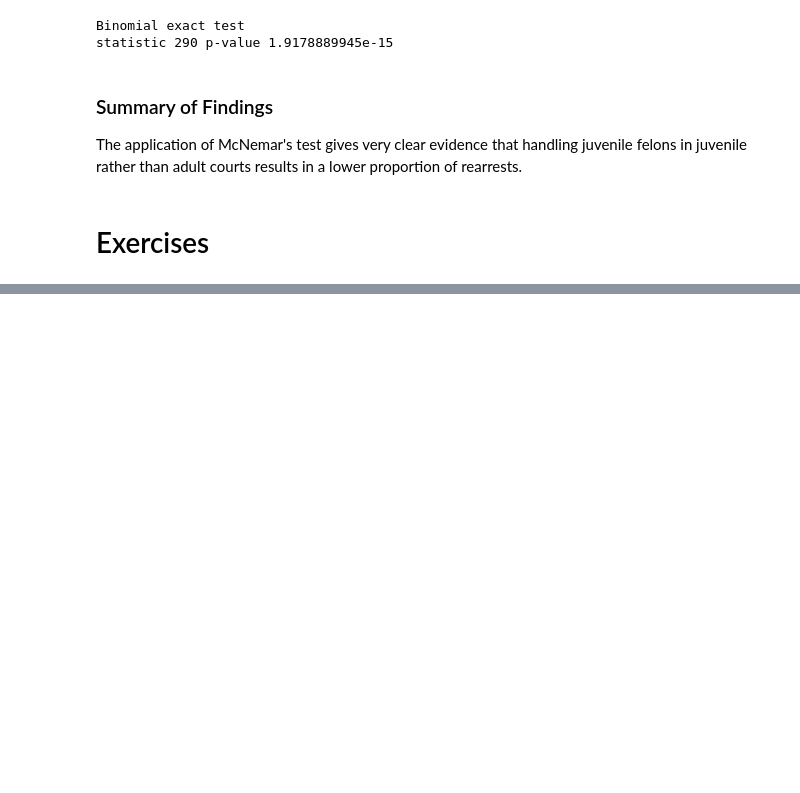
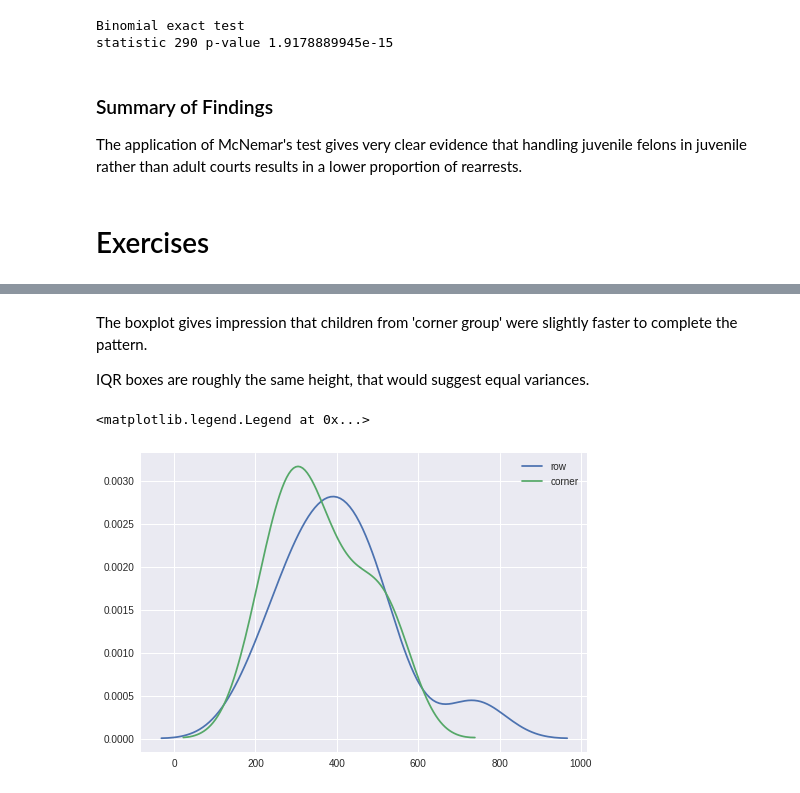
Before and after one commit to seporaitis/hsaur-python, a Jupyter notebook: Chapter3.ipynb, the cells around one changed output, grey strips where cells are left out. Drawn from its saved outputs; the diff is of its cells as text; code cells hidden in the pictures; blank space fills up the shorter version.

```diff
--- a/Chapter3.ipynb
+++ b/Chapter3.ipynb
@@ -409,0 +565,13 @@ The application of McNemar's test gives very clear evidence that handling juveni
+# %% [markdown]
+The boxplot gives impression that children from 'corner group' were slightly faster to complete the pattern.
+
+IQR boxes are roughly the same height, that would suggest equal variances.
+# %%
+fig, ax = plt.subplots()
+sns.kdeplot(data=eft[eft['group'] == 'row']['time'], ax=ax, legend=True)
+sns.kdeplot(data=eft[eft['group'] == 'corner']['time'], ax=ax)
+
+ax.legend(["row", "corner"])
+# %% [output]
+<matplotlib.legend.Legend at 0x...>
+[figure, added]
```
Also changed, not shown: parts of 23 cells of this notebook, 1 other file.
